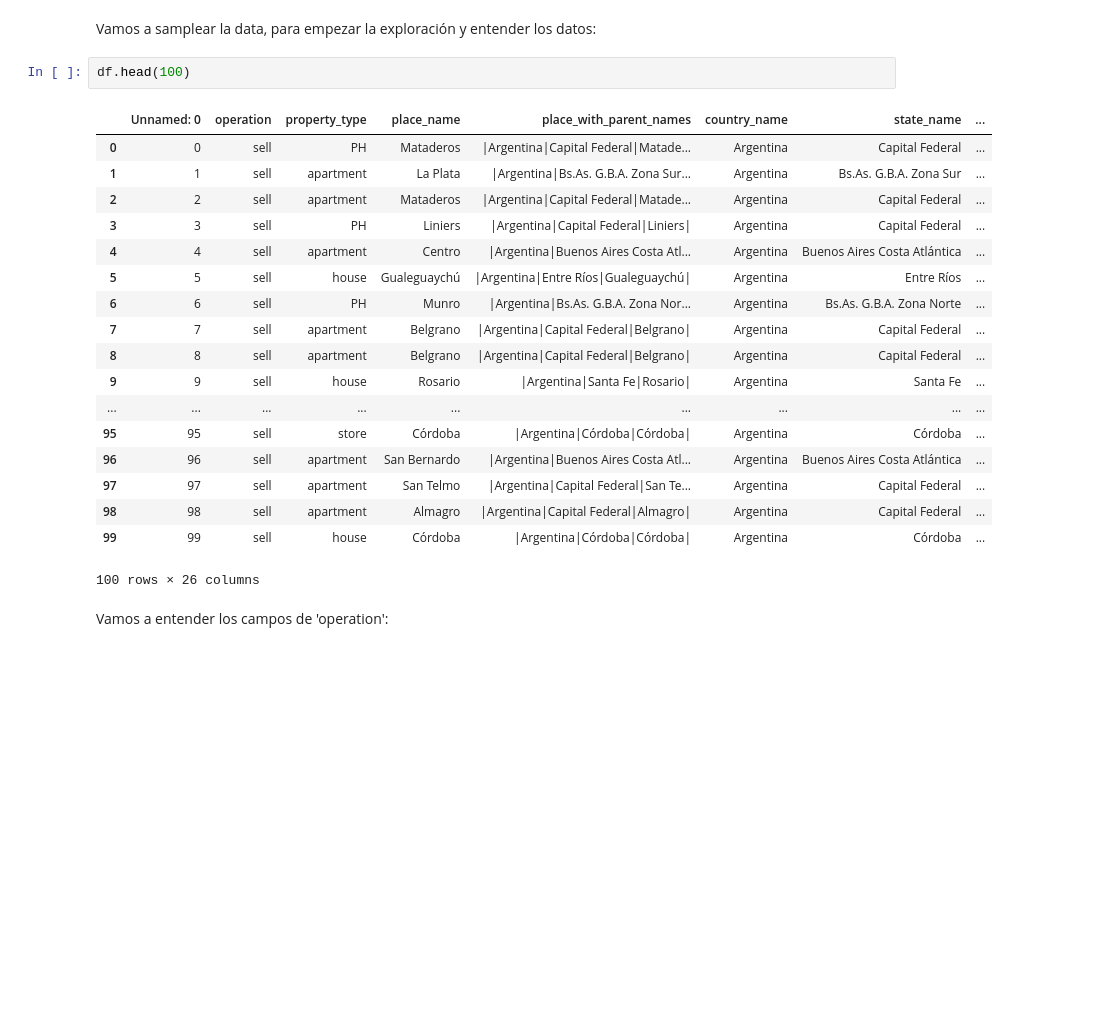
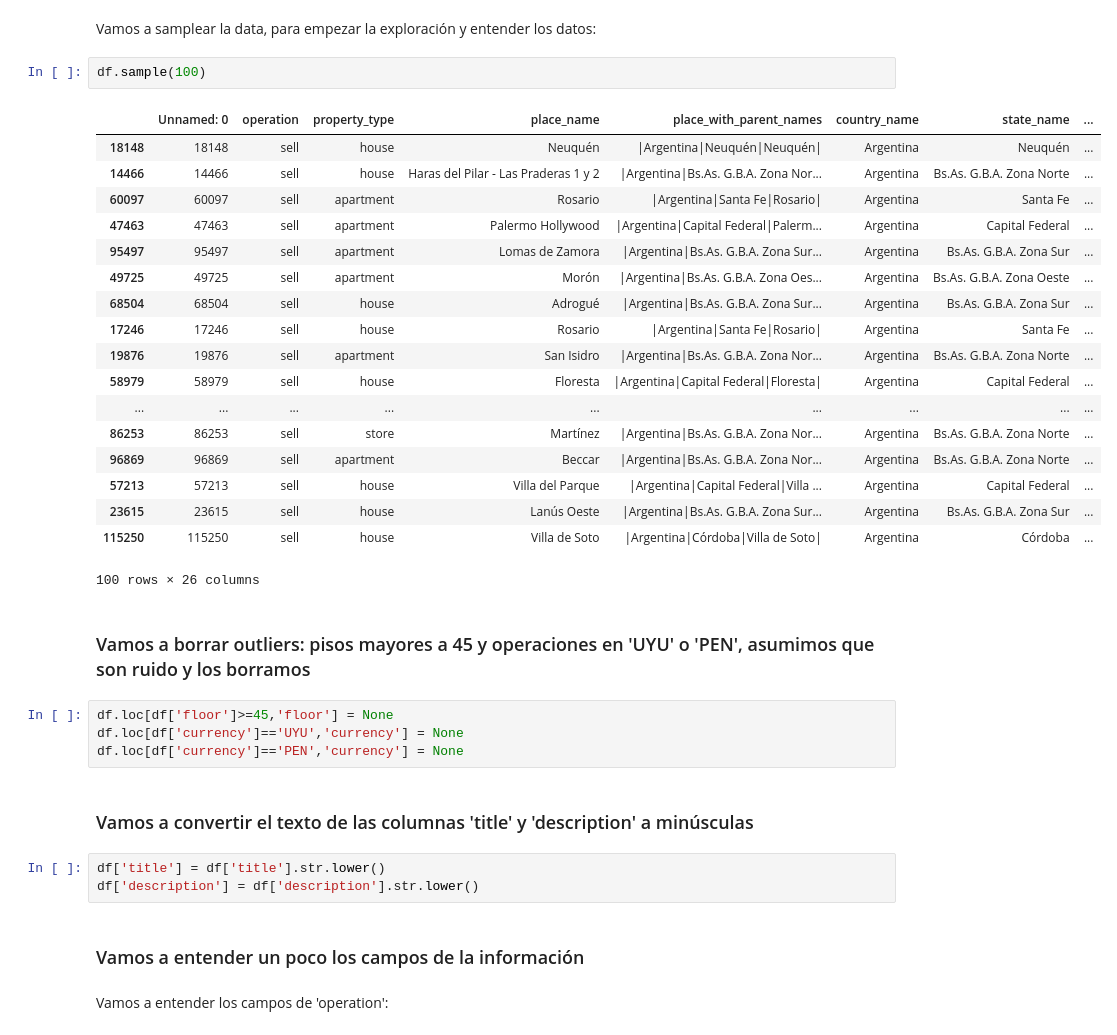
Before and after one commit to atognola/G8_DS_DH, a Jupyter notebook: Limpieza.ipynb, the cells around one changed output. Cells and saved outputs as stored; diff of their text form; blank space fills up the shorter version.

```diff
--- a/Limpieza.ipynb
+++ b/Limpieza.ipynb
@@ -11,26 +21,39 @@ df = pd.read_csv("properatti.csv")
 # %% [markdown]
 Vamos a samplear la data, para empezar la exploración y entender los datos:
 # %%
-df.head(100)
+df.sample(100)
 # %% [output]
 |  | Unnamed: 0 | operation | property_type | place_name | place_with_parent_names | country_name | state_name | ... |
-| 0 | 0 | sell | PH | Mataderos | |Argentina|Capital Federal|Matade... | Argentina | Capital Federal | ... |
-| 1 | 1 | sell | apartment | La Plata | |Argentina|Bs.As. G.B.A. Zona Sur... | Argentina | Bs.As. G.B.A. Zona Sur | ... |
-| 2 | 2 | sell | apartment | Mataderos | |Argentina|Capital Federal|Matade... | Argentina | Capital Federal | ... |
-| 3 | 3 | sell | PH | Liniers | |Argentina|Capital Federal|Liniers| | Argentina | Capital Federal | ... |
-| 4 | 4 | sell | apartment | Centro | |Argentina|Buenos Aires Costa Atl... | Argentina | Buenos Aires Costa Atlántica | ... |
-| 5 | 5 | sell | house | Gualeguaychú | |Argentina|Entre Ríos|Gualeguaychú| | Argentina | Entre Ríos | ... |
-| 6 | 6 | sell | PH | Munro | |Argentina|Bs.As. G.B.A. Zona Nor... | Argentina | Bs.As. G.B.A. Zona Norte | ... |
-| 7 | 7 | sell | apartment | Belgrano | |Argentina|Capital Federal|Belgrano| | Argentina | Capital Federal | ... |
-| 8 | 8 | sell | apartment | Belgrano | |Argentina|Capital Federal|Belgrano| | Argentina | Capital Federal | ... |
-| 9 | 9 | sell | house | Rosario | |Argentina|Santa Fe|Rosario| | Argentina | Santa Fe | ... |
+| 18148 | 18148 | sell | house | Neuquén | |Argentina|Neuquén|Neuquén| | Argentina | Neuquén | ... |
+| 14466 | 14466 | sell | house | Haras del Pilar - Las Praderas 1 y 2 | |Argentina|Bs.As. G.B.A. Zona Nor... | Argentina | Bs.As. G.B.A. Zona Norte | ... |
+| 60097 | 60097 | sell | apartment | Rosario | |Argentina|Santa Fe|Rosario| | Argentina | Santa Fe | ... |
+| 47463 | 47463 | sell | apartment | Palermo Hollywood | |Argentina|Capital Federal|Palerm... | Argentina | Capital Federal | ... |
+| 95497 | 95497 | sell | apartment | Lomas de Zamora | |Argentina|Bs.As. G.B.A. Zona Sur... | Argentina | Bs.As. G.B.A. Zona Sur | ... |
+| 49725 | 49725 | sell | apartment | Morón | |Argentina|Bs.As. G.B.A. Zona Oes... | Argentina | Bs.As. G.B.A. Zona Oeste | ... |
+| 68504 | 68504 | sell | house | Adrogué | |Argentina|Bs.As. G.B.A. Zona Sur... | Argentina | Bs.As. G.B.A. Zona Sur | ... |
+| 17246 | 17246 | sell | house | Rosario | |Argentina|Santa Fe|Rosario| | Argentina | Santa Fe | ... |
+| 19876 | 19876 | sell | apartment | San Isidro | |Argentina|Bs.As. G.B.A. Zona Nor... | Argentina | Bs.As. G.B.A. Zona Norte | ... |
+| 58979 | 58979 | sell | house | Floresta | |Argentina|Capital Federal|Floresta| | Argentina | Capital Federal | ... |
 | ... | ... | ... | ... | ... | ... | ... | ... | ... |
-| 95 | 95 | sell | store | Córdoba | |Argentina|Córdoba|Córdoba| | Argentina | Córdoba | ... |
-| 96 | 96 | sell | apartment | San Bernardo | |Argentina|Buenos Aires Costa Atl... | Argentina | Buenos Aires Costa Atlántica | ... |
-| 97 | 97 | sell | apartment | San Telmo | |Argentina|Capital Federal|San Te... | Argentina | Capital Federal | ... |
-| 98 | 98 | sell | apartment | Almagro | |Argentina|Capital Federal|Almagro| | Argentina | Capital Federal | ... |
-| 99 | 99 | sell | house | Córdoba | |Argentina|Córdoba|Córdoba| | Argentina | Córdoba | ... |
+| 86253 | 86253 | sell | store | Martínez | |Argentina|Bs.As. G.B.A. Zona Nor... | Argentina | Bs.As. G.B.A. Zona Norte | ... |
+| 96869 | 96869 | sell | apartment | Beccar | |Argentina|Bs.As. G.B.A. Zona Nor... | Argentina | Bs.As. G.B.A. Zona Norte | ... |
+| 57213 | 57213 | sell | house | Villa del Parque | |Argentina|Capital Federal|Villa ... | Argentina | Capital Federal | ... |
+| 23615 | 23615 | sell | house | Lanús Oeste | |Argentina|Bs.As. G.B.A. Zona Sur... | Argentina | Bs.As. G.B.A. Zona Sur | ... |
+| 115250 | 115250 | sell | house | Villa de Soto | |Argentina|Córdoba|Villa de Soto| | Argentina | Córdoba | ... |
 100 rows × 26 columns
+# %% [markdown]
+### Vamos a borrar outliers: pisos mayores a 45 y operaciones en 'UYU' o 'PEN', asumimos que son ruido y los borramos
+# %%
+df.loc[df['floor']>=45,'floor'] = None
+df.loc[df['currency']=='UYU','currency'] = None
+df.loc[df['currency']=='PEN','currency'] = None
+# %% [markdown]
+### Vamos a convertir el texto de las columnas 'title' y 'description' a minúsculas
+# %%
+df['title'] = df['title'].str.lower()
+df['description'] = df['description'].str.lower()
+# %% [markdown]
+### Vamos a entender un poco los campos de la información
 # %% [markdown]
 Vamos a entender los campos de 'operation':
 # %%
```
Also changed, not shown: parts of 15 cells of this notebook.
